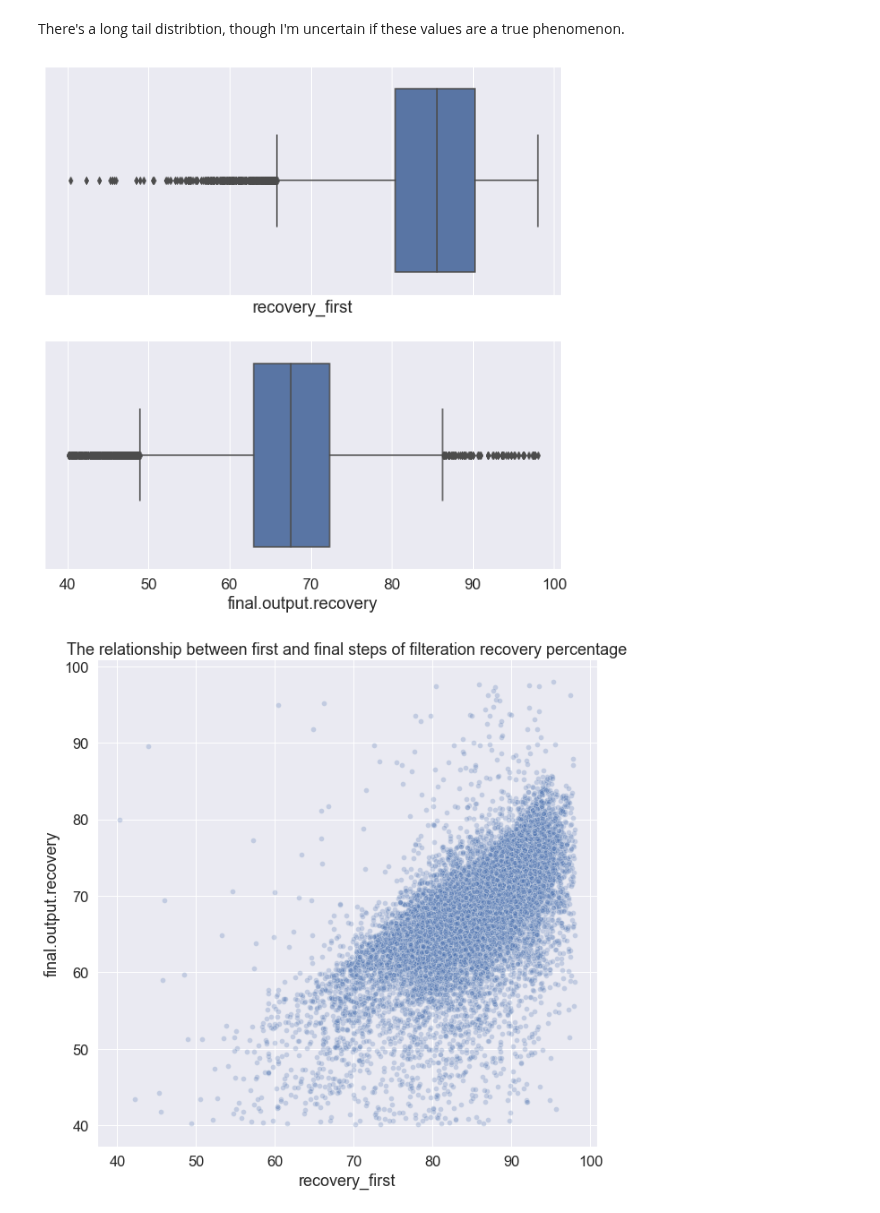
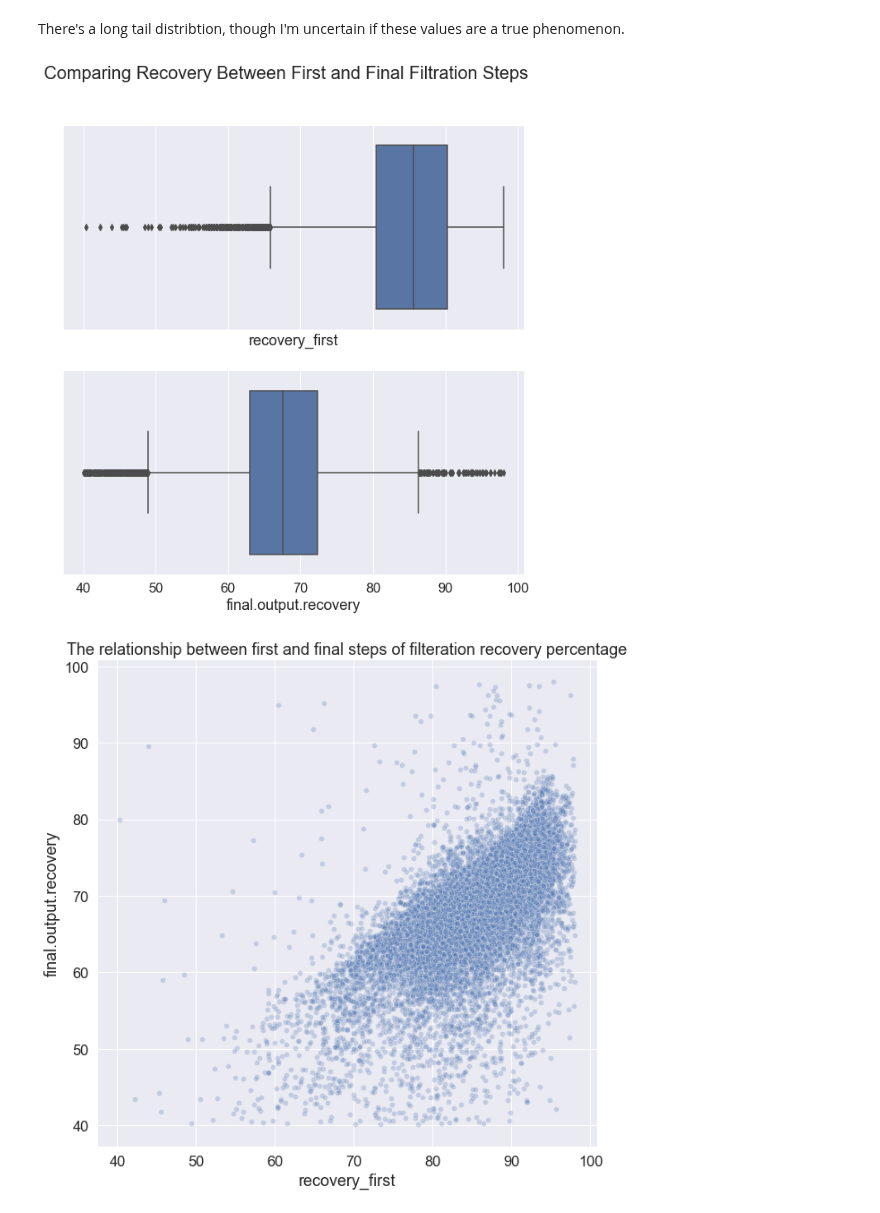
Before and after one commit to jordwil/ds_blog, a Jupyter notebook: _notebooks/2020-07-30-int-project-gold.ipynb, the cells around one changed output. Drawn from its saved outputs; the diff is of its cells as text; code cells hidden in the pictures.

```diff
--- a/_notebooks/2020-07-30-int-project-gold.ipynb
+++ b/_notebooks/2020-07-30-int-project-gold.ipynb
@@ -163,11 +163,12 @@ There's a long tail distribtion, though I'm uncertain if these values are a true
 # %%
 # collapse
 with sns.plotting_context('notebook', font_scale=1.5):
     fig, axes = plt.subplots(nrows=2, sharex=True, figsize=[10,10])
     sns.boxplot(train["recovery_first"], ax=axes[0])
     sns.boxplot(train["final.output.recovery"], ax=axes[1])
+    fig.suptitle("Comparing Recovery Between First and Final Filtration Steps")
 # %% [output]
-[figure, old version]
+[figure, new version]
 # %%
 #collapse
 with sns.plotting_context("notebook", font_scale=1.5):
```
Also changed, not shown: parts of 1 cell of this notebook.
